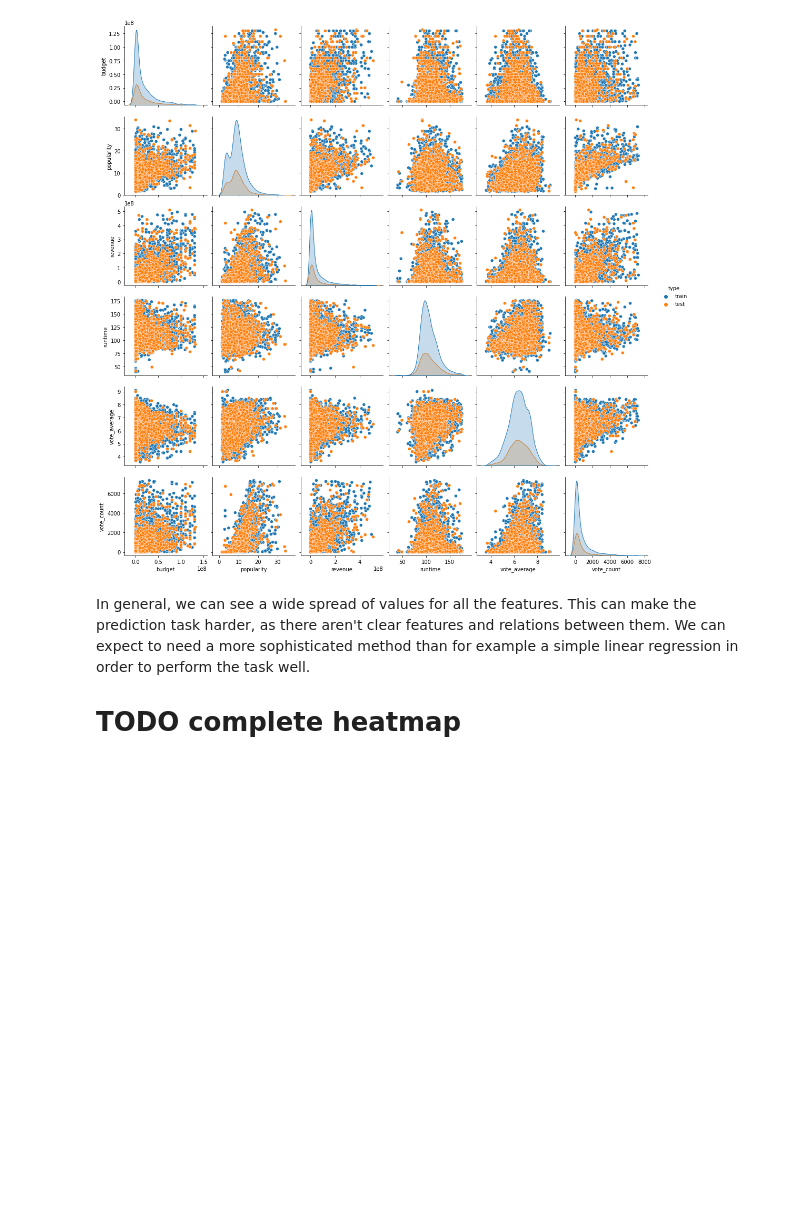
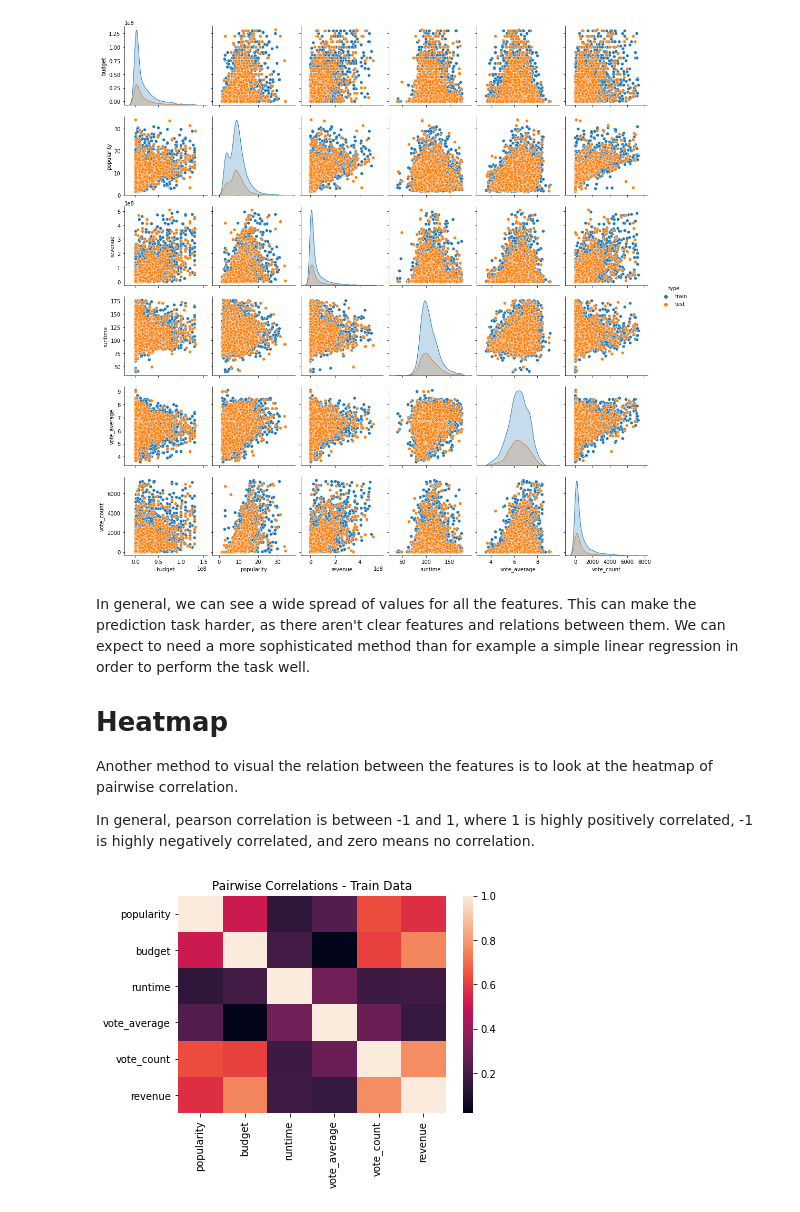
Before and after one commit to OmerShubi/Movie-Revenue-Prediction, a Jupyter notebook: report.ipynb, the cells around one changed output. Drawn from its saved outputs; the diff is of its cells as text; code cells hidden in the pictures; blank space fills up the shorter version.

```diff
--- a/report.ipynb
+++ b/report.ipynb
@@ -329,8 +326,15 @@ This can make the prediction task harder, as there aren't clear features and rel
 We can expect to need a more sophisticated method than for example a simple linear regression in order to
 perform the task well.
 
-# TODO complete heatmap
+# Heatmap
+
+Another method to visual the relation between the features is to look at the heatmap of pairwise correlation.
+
+In general, pearson correlation is between -1 and 1, where 1 is highly positively correlated, -1 is highly negatively correlated, and zero means no correlation.
 # %%
-cols =['revenue','budget','popularity','theatrical','runtime','release_year']
-sns.heatmap(train[cols].corr())
+cols = ["popularity", "budget", "runtime", "vote_average", "vote_count", "revenue"]
+sns.heatmap(train_data[cols].corr())
+plt.title('Pairwise Correlations - Train Data')
 plt.show()
+# %% [output]
+[figure, added]
```
Also changed, not shown: parts of 10 cells of this notebook.
